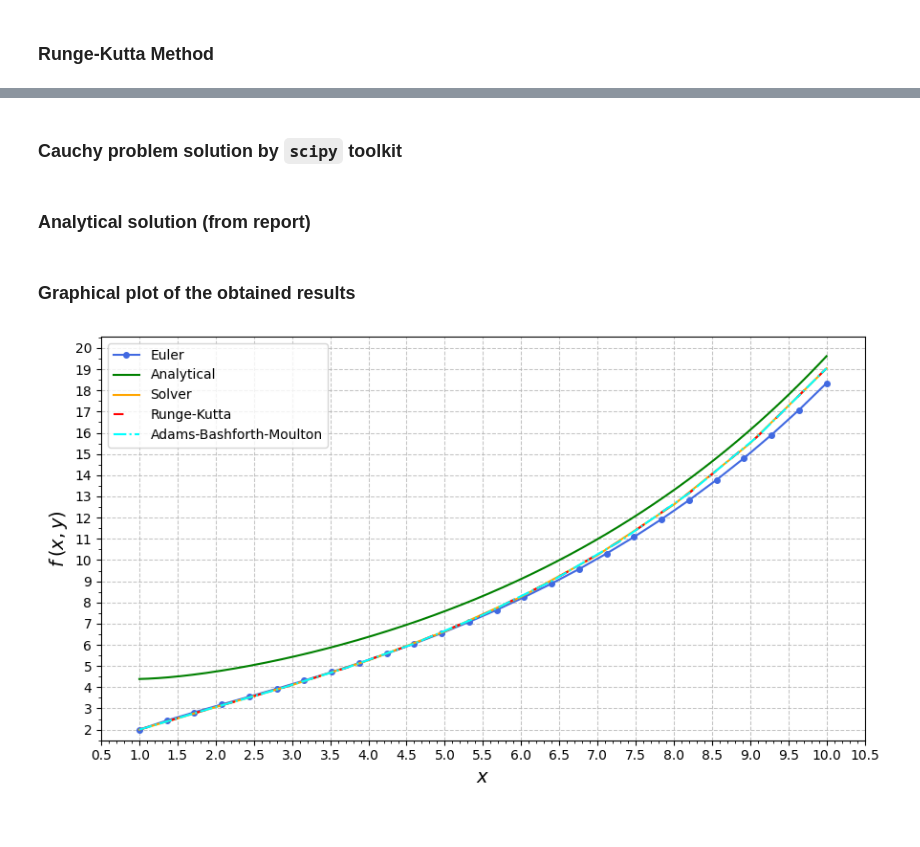
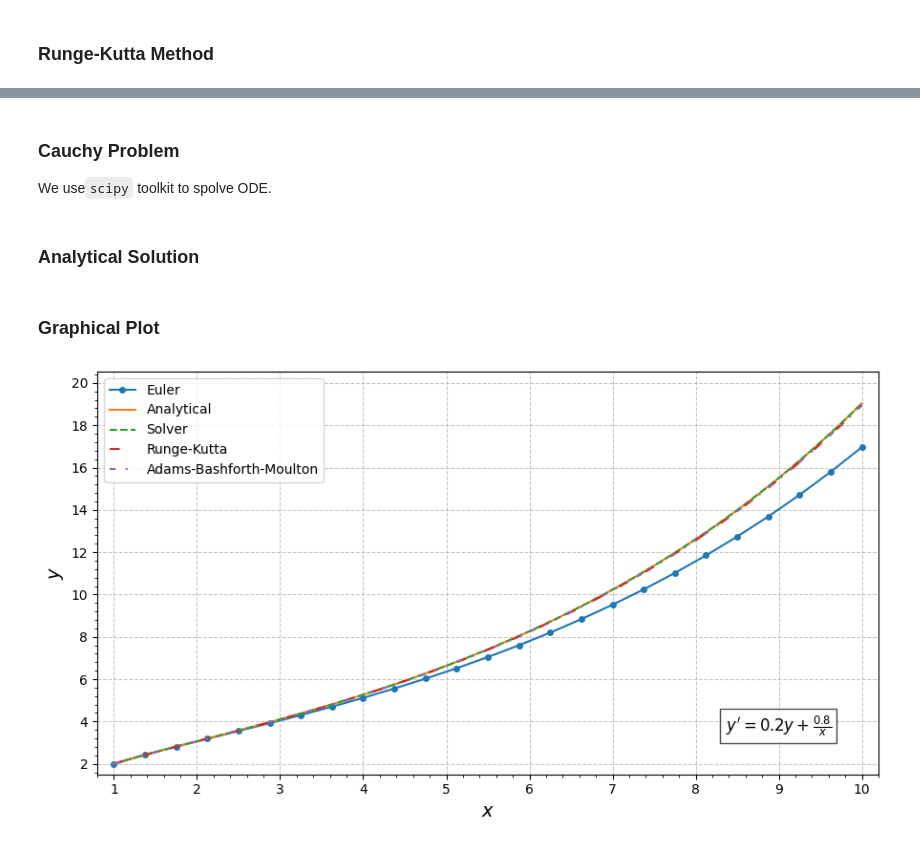
Before and after one commit to constabIe/de-ips4, a Jupyter notebook: notebooks/task-1.ipynb, the cells around one changed output, grey strips where cells are left out. Drawn from its saved outputs; the diff is of its cells as text; code cells hidden in the pictures.

```diff
--- a/notebooks/task-1.ipynb
+++ b/notebooks/task-1.ipynb
@@ -28,9 +28,9 @@ Y0 = 2.0
 START = 1.0
 END = 10.0
 
+MESH = 400
+
 # Step
-def h(M: int):
-    return (END - START) / M
-
-DOT_COUNT = 10
+def h(m=MESH):
+    return (END - START) / m
 # %% [markdown]
@@ -79,9 +49,9 @@ $h = 0.36$
 # %% [markdown]
 ### Runge-Kutta Method
 # %%
-h_rk = h(DOT_COUNT)
+h_rk = h(MESH)
 
-X_rk = np.arange(START, END + h_rk, h_rk)
+X_rk = np.linspace(START, END, MESH)
 Y_rk = np.zeros(len(X_rk))
 Y_rk[0] = Y0
 
@@ -124,7 +96,9 @@ for i in range(3, len(X_adam) - 1):
 # %% [markdown]
-### Cauchy problem solution by `scipy` toolkit
+### Cauchy Problem
+
+We use`scipy` toolkit to spolve ODE.
 # %%
-X_exact = np.linspace(START, END, DOT_COUNT)
+X_exact = np.linspace(START, END, MESH)
 
 sol = solve_ivp(
     f, (START, END), [2],
@@ -136,79 +110,91 @@ sol = solve_ivp(
 
 Y_exact = sol.y[0]
 # %% [markdown]
-### Analytical solution (from report)
+### Analytical Solution
 # %%
 def y_analytical(x):
-    return -4/5 * np.exp(x/5) * expi(-x/5) \
-           + ((2 - 4/5 * np.exp(1/5) * expi(-1/5)) / np.exp(1/5)) * np.exp(x/5)
+    return 2 * np.exp((x - 1) / 5) + 4/5 * np.exp(x / 5) * (expi(-x / 5)
+                                                            - expi(-1 / 5))
 
 
-X_analytical = np.linspace(START, END, 400)
+X_analytical = np.linspace(START, END, MESH)
 Y_analytical = [y_analytical(x) for x in X_analytical]
 # %% [markdown]
-### Graphical plot of the obtained results
+### Graphical Plot
 # %%
 fig, ax = plt.subplots(figsize=(9, 5))
+# plt.style.use('ggplot')
 
 offset = 0.5
 ymin = min(Y_euler.min(), Y_exact.min()) - offset
 ymax = max(Y_euler.max(), Y_exact.max()) + 3 * offset
 ax.set_ylim(ymin, ymax)
-ax.set_xlim(START - offset, END + offset)
+ax.set_xlim(START - 0.2, END + 0.2)
 
 ax.set_xlabel(r"$x$", fontsize=14)
-ax.set_ylabel(r"$f\:(x, y)$", fontsize=14)
+ax.set_ylabel(r"$y$", fontsize=14)
 
-ax.xaxis.set_major_locator(ticker.MultipleLocator(0.5))
-ax.xaxis.set_minor_locator(ticker.MultipleLocator(0.1))
+ax.xaxis.set_major_locator(ticker.MultipleLocator(1))
+ax.xaxis.set_minor_locator(ticker.MultipleLocator(0.2))
 
-ax.yaxis.set_major_locator(ticker.MultipleLocator(1))
-ax.yaxis.set_minor_locator(ticker.MultipleLocator(0.5))
+ax.yaxis.set_major_locator(ticker.MultipleLocator(2))
+ax.yaxis.set_minor_locator(ticker.MultipleLocator(0.4))
 
-# Grid
 ax.grid(True, which="major", linestyle="--", linewidth=.75, alpha=.75)
 
-# Curves
+colors = [plt.cm.tab10(i) for i in range(5)]
+
 ax.plot(
     X_euler, Y_euler,
-    color="royalblue",
+    color=colors[0],
     marker='o',
     markersize=4,
     label="Euler"
-
 )
 
 ax.plot(
     X_analytical, Y_analytical,
-    color="green",
+    color=colors[1],
     # linestyle="--",
     label="Analytical"
 )
 
 ax.plot(
     X_exact, Y_exact,
-    color="orange",
-    # linestyle="--",
+    color=colors[2],
+    linestyle="--",
     label="Solver"
 )
 
 ax.plot(
     X_rk, Y_rk,
-    color="red",
+    color=colors[3],
     linestyle=(0, (5, 10)),
     label="Runge-Kutta"
 )
 
 ax.plot(
-    X_rk, Y_rk,
-    color="cyan",
-    linestyle='-.',
+    X_adam, Y_adam,
+    color=colors[4],
+    linestyle=(0, (3, 5, 1, 5, 1, 5)),
     label="Adams-Bashforth-Moulton"
+)
+
+description = (
+    r"$y' = 0.2y + \frac{0.8}{x}$"
+)
+ax.text(
+    0.94, 0.15, description,
+    transform=ax.transAxes,
+    fontsize=12,
+    verticalalignment="top",
+    horizontalalignment="right",
+    bbox=dict(facecolor="white", alpha=0.7)
 )
 
 plt.legend(loc='upper left')
 plt.tight_layout()
 
 plt.show()
 # %% [output]
-[figure, old version]
+[figure, new version]
```
Also changed, not shown: parts of 4 cells of this notebook, 3 other files.
